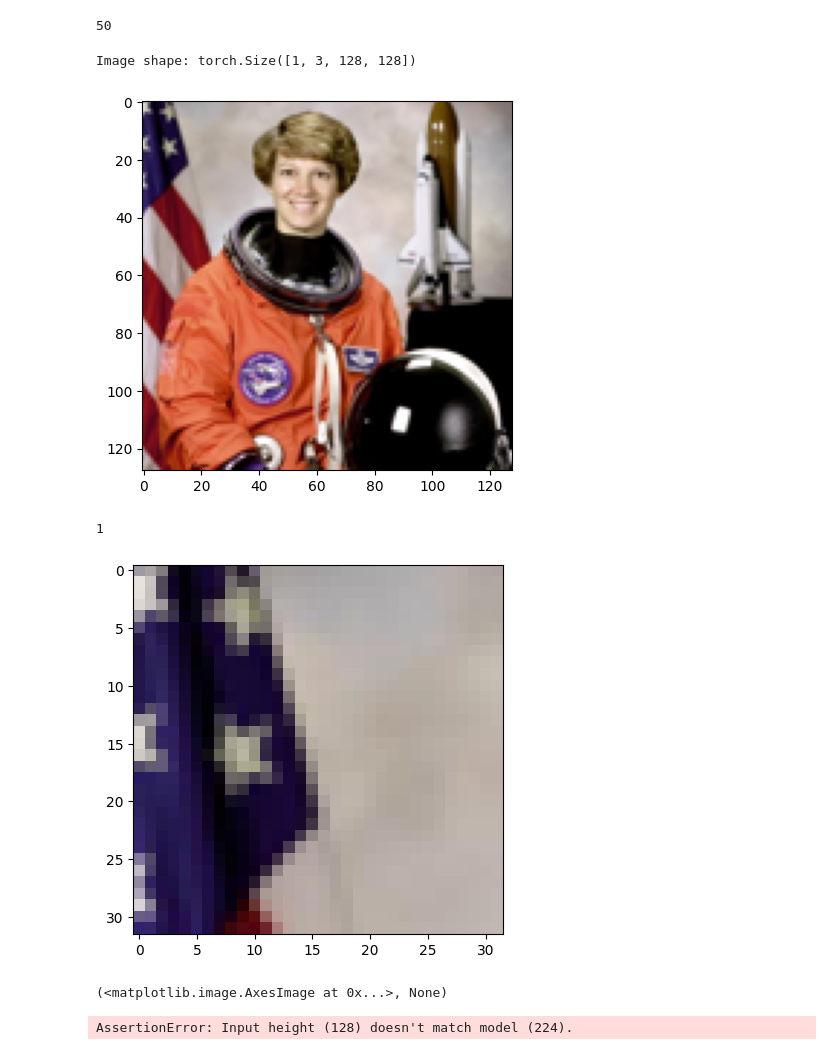
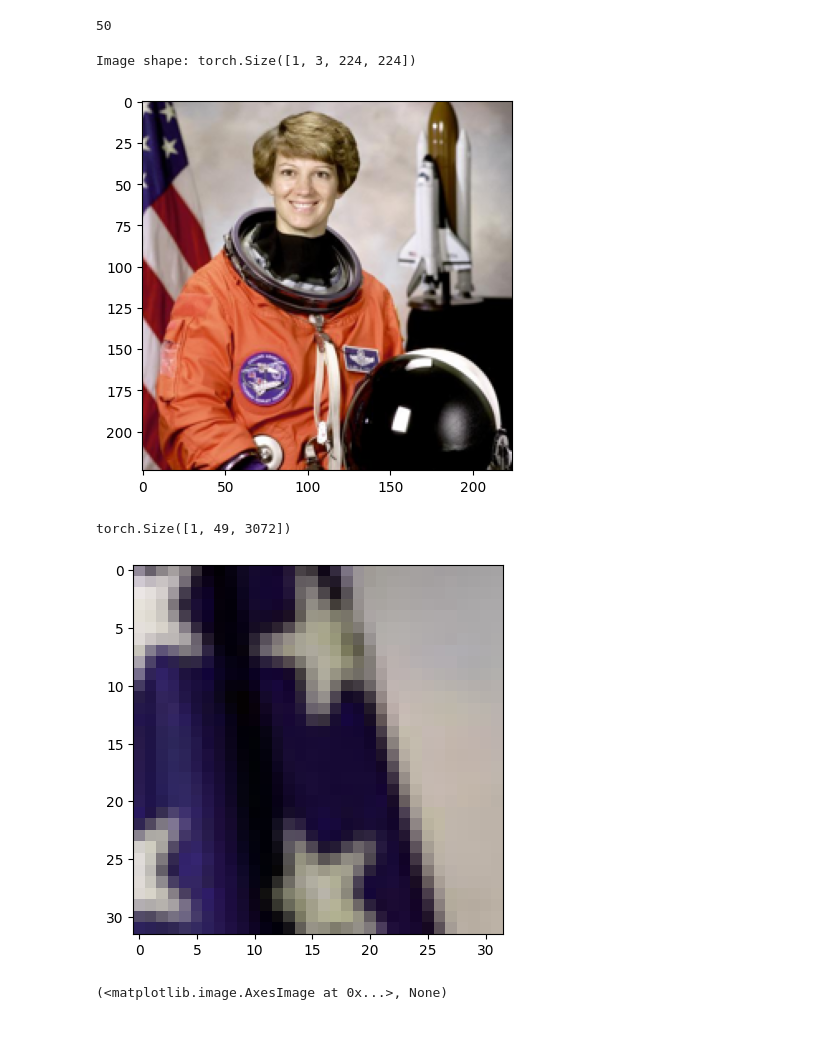
Before and after one commit to AjayNandoriya/lightly, a Jupyter notebook: examples/notebooks/pytorch/mae.ipynb, the cells around one changed output. Cells and saved outputs as stored; diff of their text form; code cells hidden in the pictures.

```diff
--- a/examples/notebooks/pytorch/mae.ipynb
+++ b/examples/notebooks/pytorch/mae.ipynb
@@ -128,30 +128,30 @@ model.sequence_length
 # %% [output]
 50
 # %%
-# prompt: get one person image of size 128x128
+# prompt: get one person image of size 224x224
 
 from PIL import Image
 import requests
 from io import BytesIO
 
 url = "https://raw.githubusercontent.com/pytorch/vision/main/gallery/assets/astronaut.jpg"
 response = requests.get(url)
 img = Image.open(BytesIO(response.content))
 
-# Resize the image to 128x128
-img_resized = img.resize((128, 128))
+# Resize the image to 224x224
+img_resized = img.resize((224, 224))
 
 # Convert to tensor and add batch dimension
 from torchvision.transforms import ToTensor
 image = ToTensor()(img_resized).unsqueeze(0)
 
 print(f"Image shape: {image.shape}")
 
 plt.imshow(img_resized)
 plt.show()
 # %% [output]
-Image shape: torch.Size([1, 3, 128, 128])
+Image shape: torch.Size([1, 3, 224, 224])
-[figure, old version]
+[figure, new version]
 # %%
 # check model
 model.patch_size
@@ -162,11 +162,11 @@ import numpy as np
 images = image.to(device)
 
 images.shape
-patches = utils.patchify(images, model.patch_size) #(1,16,3072)
+patches = utils.patchify(images, model.patch_size) #(1,49,3072)
 
-len(patches)
+patches.shape
 # %% [output]
-1
+torch.Size([1, 49, 3072])
 # %%
 # patches.shape
 from matplotlib import pyplot as plt
@@ -175,9 +175,7 @@ img1 = patches[0,0,:].reshape(32,32,3)
 
 plt.imshow(img1.cpu().numpy()),plt.show()
 # %% [output]
-[figure, old version]
+[figure, new version]
 (<matplotlib.image.AxesImage at 0x...>, None)
 # %%
-pred = model(images)
+x_pred, target = model(images)
-# %% [output]
-AssertionError: Input height (128) doesn't match model (224).
```
Also changed, not shown: parts of 1 cell of this notebook.
